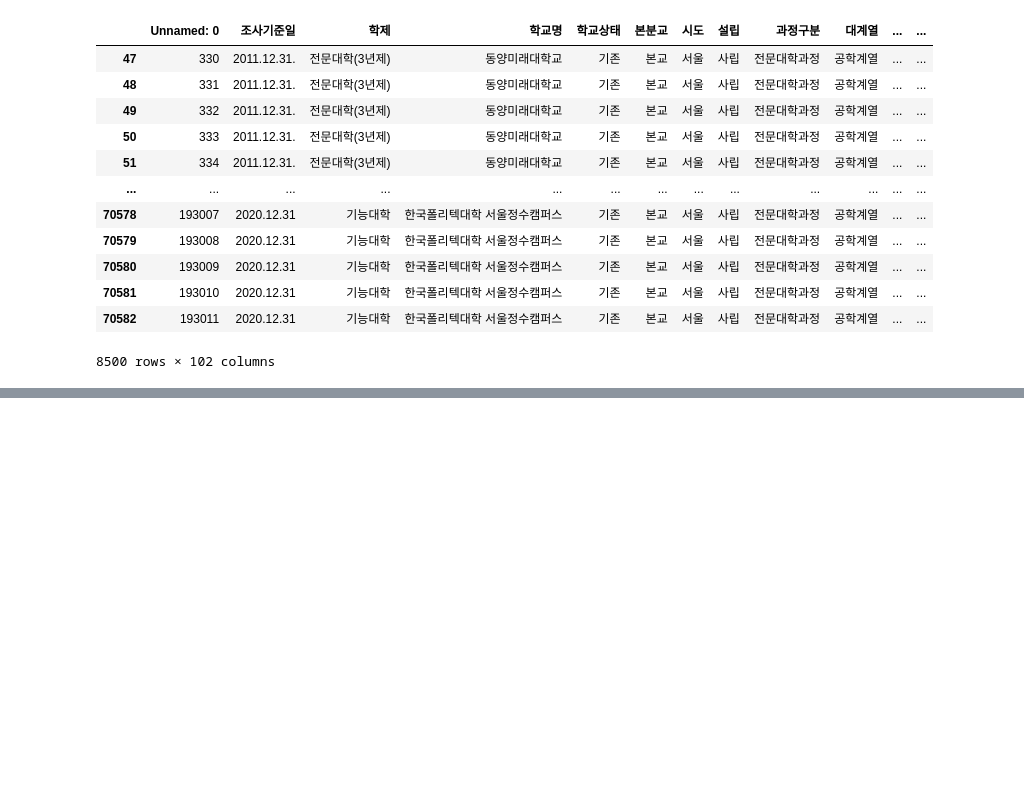
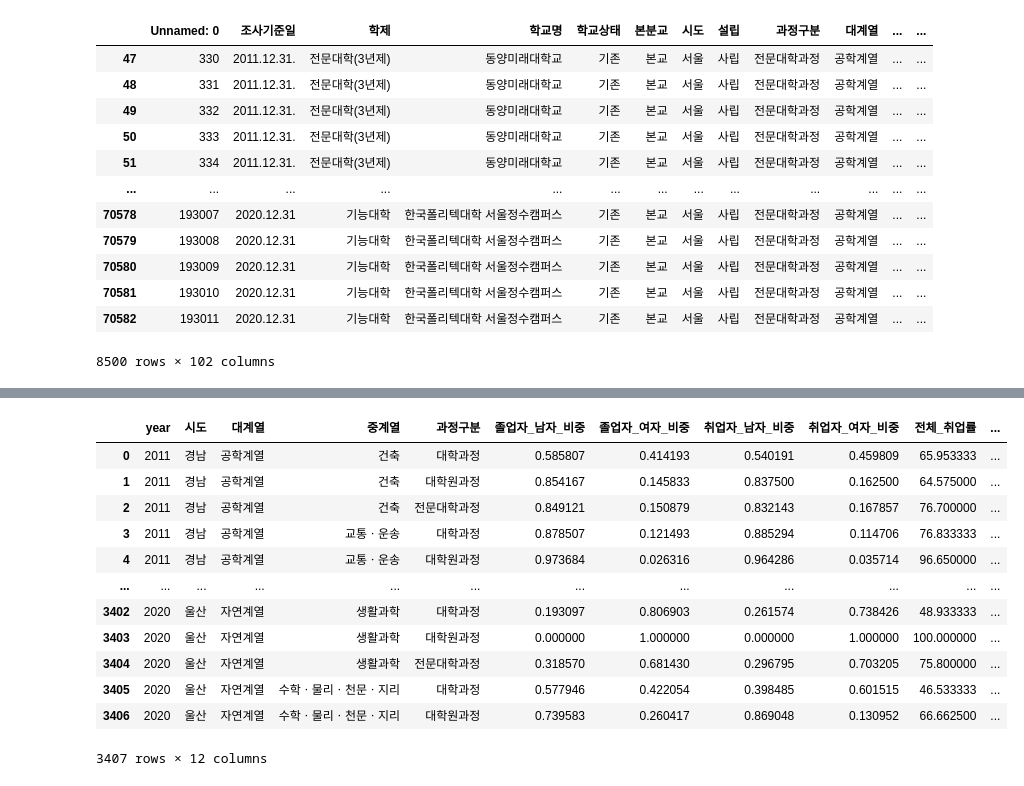
Before and after one commit to harryyang1982/data_tinkering, a Jupyter notebook: edustat_sum.ipynb, the cells around one changed output, grey strips where cells are left out. Drawn from its saved outputs; the diff is of its cells as text; code cells hidden in the pictures; blank space fills up the shorter version.

```diff
--- a/edustat_sum.ipynb
+++ b/edustat_sum.ipynb
@@ -104,0 +125,8 @@ plt.show()
+# %%
+edustat_sum = edustat.groupby(['year', '시도', '대계열', '중계열', '과정구분'], as_index=False).agg(졸업자_남자_비중=('졸업자중남자', 'mean'),
+                                  졸업자_여자_비중=('졸업자중여자', 'mean'),
+                                  취업자_남자_비중=('취업자중남자', 'mean'),
+                                  취업자_여자_비중=('취업자중여자', 'mean'),
+                                  전체_취업률=('취업률_계', 'mean'),
+                                  남자_취업률=('남자취업률', 'mean'),
+                                  여자_취업률=('여자취업률', 'mean'))
@@ -104,0 +151,16 @@ plt.show()
+# %%
+edustat_sum
+# %% [output]
+|  | year | 시도 | 대계열 | 중계열 | 과정구분 | 졸업자_남자_비중 | 졸업자_여자_비중 | 취업자_남자_비중 | 취업자_여자_비중 | 전체_취업률 | ... |
+| 0 | 2011 | 경남 | 공학계열 | 건축 | 대학과정 | 0.585807 | 0.414193 | 0.540191 | 0.459809 | 65.953333 | ... |
+| 1 | 2011 | 경남 | 공학계열 | 건축 | 대학원과정 | 0.854167 | 0.145833 | 0.837500 | 0.162500 | 64.575000 | ... |
+| 2 | 2011 | 경남 | 공학계열 | 건축 | 전문대학과정 | 0.849121 | 0.150879 | 0.832143 | 0.167857 | 76.700000 | ... |
+| 3 | 2011 | 경남 | 공학계열 | 교통ㆍ운송 | 대학과정 | 0.878507 | 0.121493 | 0.885294 | 0.114706 | 76.833333 | ... |
+| 4 | 2011 | 경남 | 공학계열 | 교통ㆍ운송 | 대학원과정 | 0.973684 | 0.026316 | 0.964286 | 0.035714 | 96.650000 | ... |
+| ... | ... | ... | ... | ... | ... | ... | ... | ... | ... | ... | ... |
+| 3402 | 2020 | 울산 | 자연계열 | 생활과학 | 대학과정 | 0.193097 | 0.806903 | 0.261574 | 0.738426 | 48.933333 | ... |
+| 3403 | 2020 | 울산 | 자연계열 | 생활과학 | 대학원과정 | 0.000000 | 1.000000 | 0.000000 | 1.000000 | 100.000000 | ... |
+| 3404 | 2020 | 울산 | 자연계열 | 생활과학 | 전문대학과정 | 0.318570 | 0.681430 | 0.296795 | 0.703205 | 75.800000 | ... |
+| 3405 | 2020 | 울산 | 자연계열 | 수학ㆍ물리ㆍ천문ㆍ지리 | 대학과정 | 0.577946 | 0.422054 | 0.398485 | 0.601515 | 46.533333 | ... |
+| 3406 | 2020 | 울산 | 자연계열 | 수학ㆍ물리ㆍ천문ㆍ지리 | 대학원과정 | 0.739583 | 0.260417 | 0.869048 | 0.130952 | 66.662500 | ... |
+3407 rows × 12 columns
```
Also changed, not shown: parts of 8 cells of this notebook, 2 other files.
